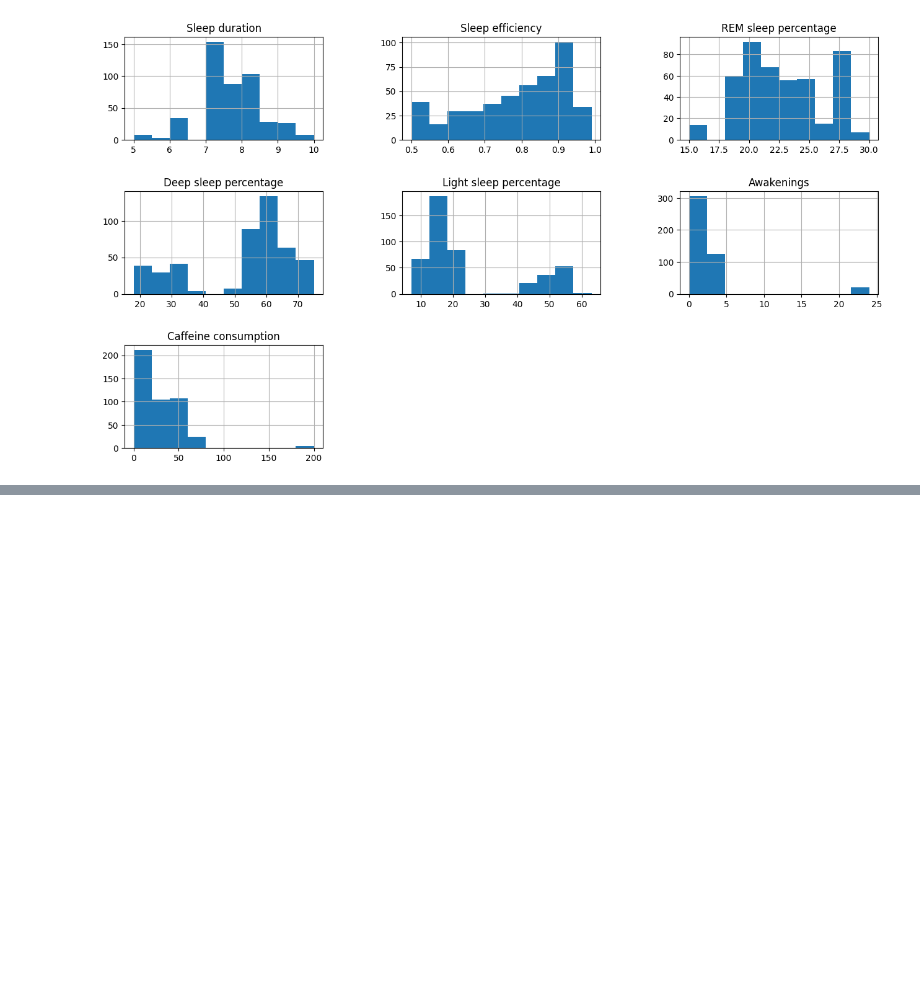
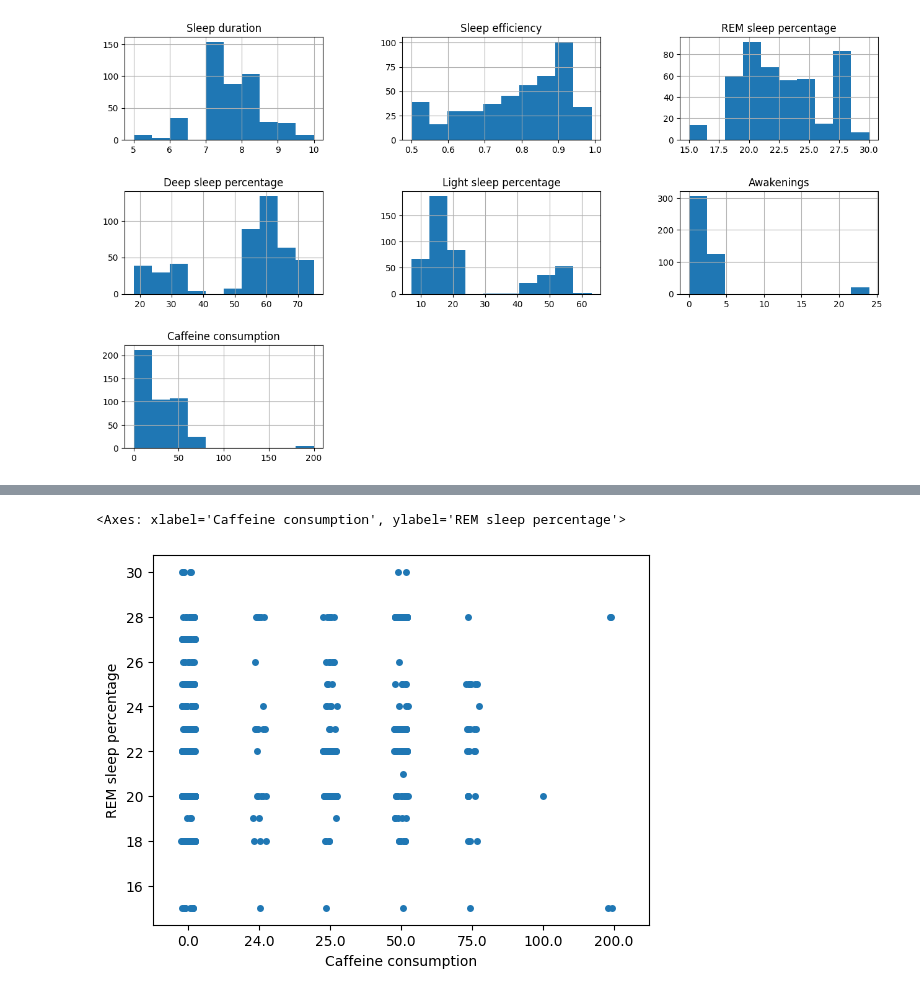
Before and after one commit to AvienReactor/CSE-Final, a Jupyter notebook: CaffeineVsSleep.ipynb, the cells around one changed output, grey strips where cells are left out. Cells and saved outputs as stored; diff of their text form; code cells hidden in the pictures; blank space fills up the shorter version.

```diff
--- a/CaffeineVsSleep.ipynb
+++ b/CaffeineVsSleep.ipynb
@@ -92,0 +104,5 @@ plt.show()
+# %%
+sns.stripplot(data=Caffeinevssleep, x='Caffeine consumption',y='REM sleep percentage')
+# %% [output]
+<Axes: xlabel='Caffeine consumption', ylabel='REM sleep percentage'>
+[figure, added]
```
Also changed, not shown: parts of 6 cells of this notebook.
